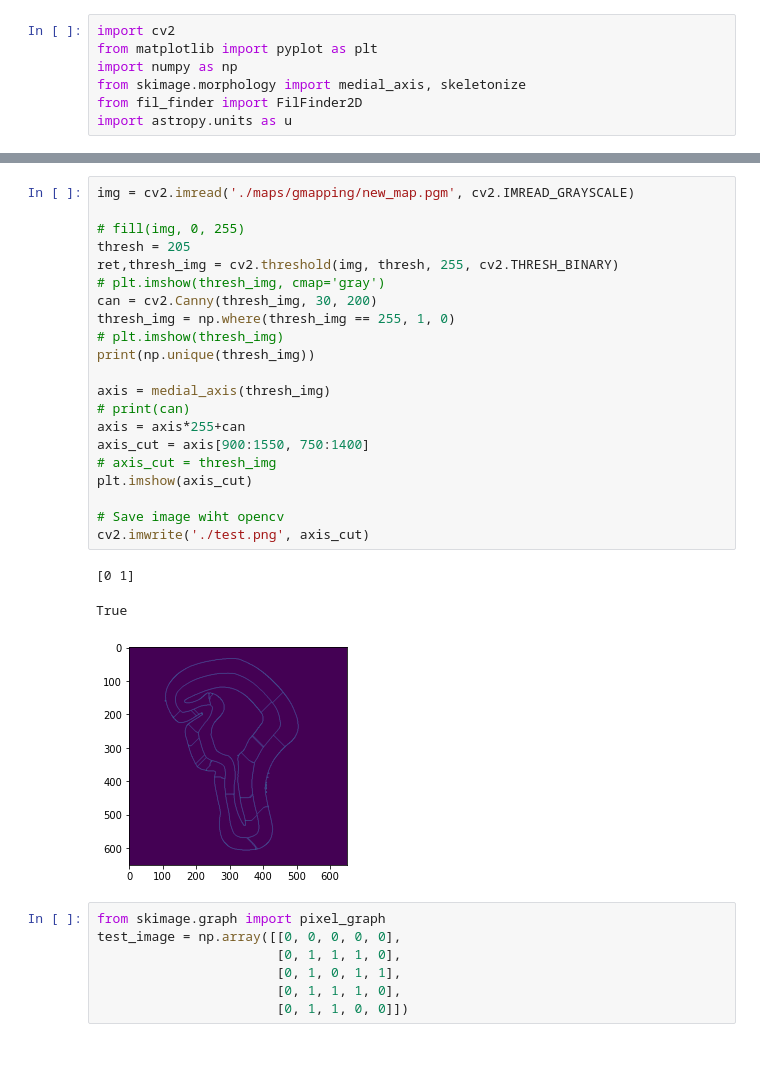
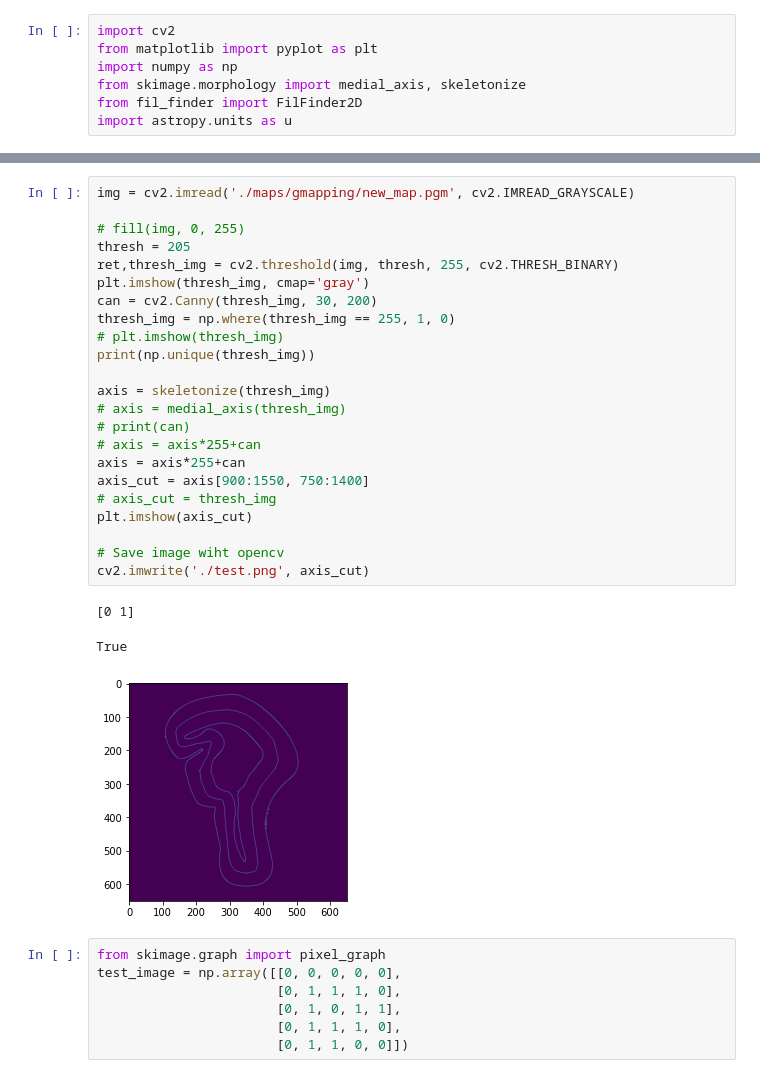
Before and after one commit to cosynus-lix/trajectory_predictor, a Jupyter notebook: contour_experiemnt.ipynb, the cells around one changed output, grey strips where cells are left out. Cells and saved outputs as stored; diff of their text form.

```diff
--- a/contour_experiemnt.ipynb
+++ b/contour_experiemnt.ipynb
@@ -77,28 +84,30 @@ plt.imshow(fil.skeleton, origin='lower')
 # %%
 img = cv2.imread('./maps/gmapping/new_map.pgm', cv2.IMREAD_GRAYSCALE)
 
 # fill(img, 0, 255)
 thresh = 205
 ret,thresh_img = cv2.threshold(img, thresh, 255, cv2.THRESH_BINARY)
-# plt.imshow(thresh_img, cmap='gray')
+plt.imshow(thresh_img, cmap='gray')
 can = cv2.Canny(thresh_img, 30, 200)
 thresh_img = np.where(thresh_img == 255, 1, 0)
 # plt.imshow(thresh_img)
 print(np.unique(thresh_img))
 
-axis = medial_axis(thresh_img)
+axis = skeletonize(thresh_img)
+# axis = medial_axis(thresh_img)
 # print(can)
+# axis = axis*255+can
 axis = axis*255+can
 axis_cut = axis[900:1550, 750:1400]
 # axis_cut = thresh_img
 plt.imshow(axis_cut)
 
 # Save image wiht opencv
 cv2.imwrite('./test.png', axis_cut)
 # %% [output]
 [0 1]
 True
-[figure, old version]
+[figure, new version]
 # %%
 from skimage.graph import pixel_graph
 test_image = np.array([[0, 0, 0, 0, 0],
```
Also changed, not shown: parts of 5 cells of this notebook, 3 other files.
